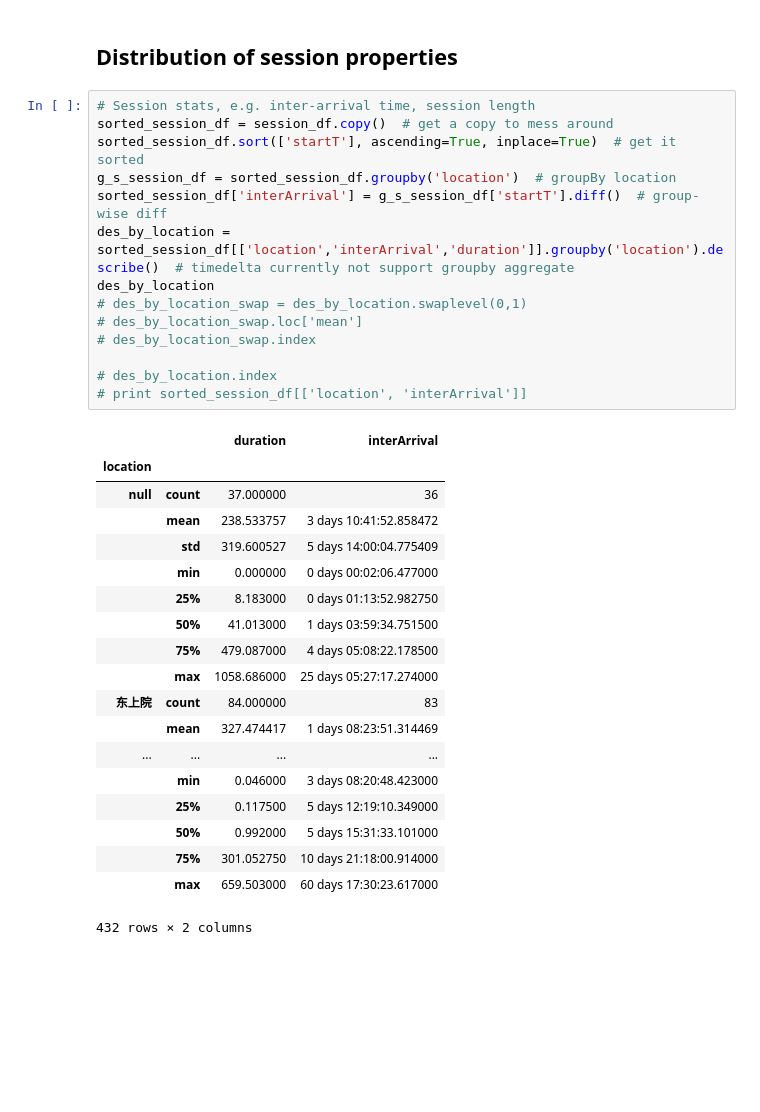
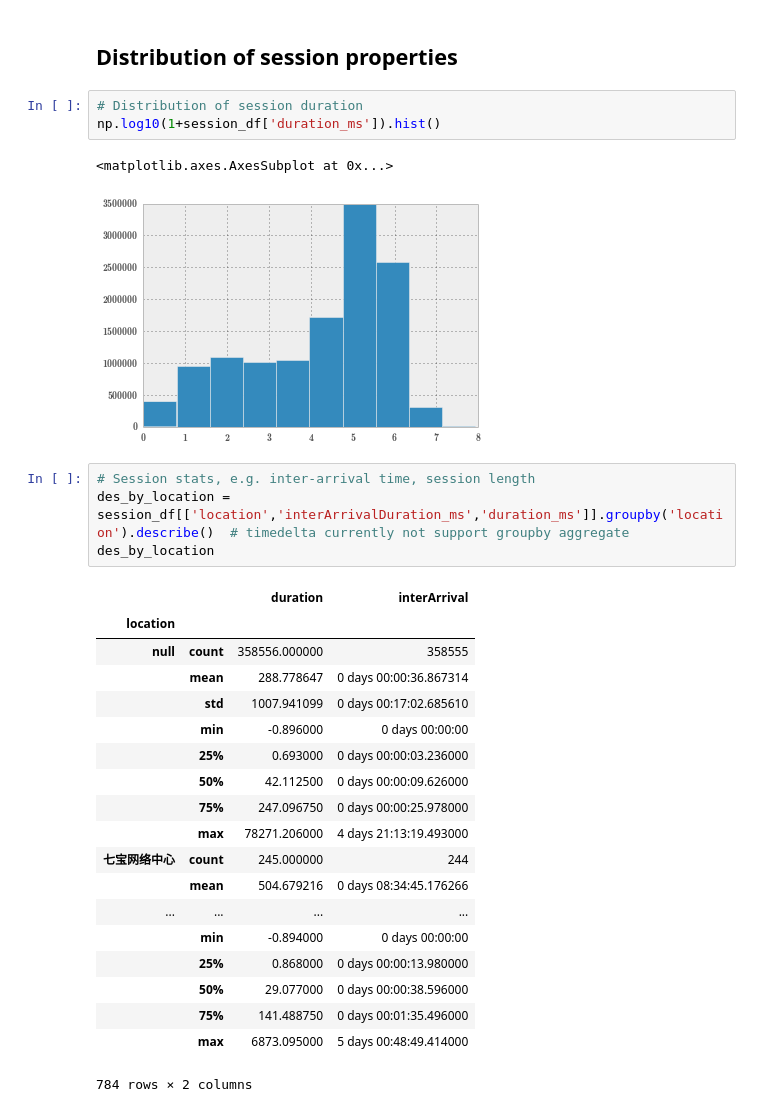
Before and after one commit to zaxliu/dqn4wirelesscontrol, a Jupyter notebook: traffic_profiling.ipynb, the cells around one changed output. Saved outputs shown, nothing was run; the diff lists cells and outputs as text; blank space fills up the shorter version.

```diff
--- a/traffic_profiling.ipynb
+++ b/traffic_profiling.ipynb
@@ -130,36 +187,32 @@ norm_sample.plot(y=norm_sample.data)
 # %% [markdown]
 ## Distribution of session properties
-# %%
-# Session stats, e.g. inter-arrival time, session length
-sorted_session_df = session_df.copy()  # get a copy to mess around
-sorted_session_df.sort(['startT'], ascending=True, inplace=True)  # get it sorted
-g_s_session_df = sorted_session_df.groupby('location')  # groupBy location
-sorted_session_df['interArrival'] = g_s_session_df['startT'].diff()  # group-wise diff
-des_by_location = sorted_session_df[['location','interArrival','duration']].groupby('location').describe()  # timedelta currently not support groupby aggregate
-des_by_location
-# des_by_location_swap = des_by_location.swaplevel(0,1)
-# des_by_location_swap.loc['mean']
-# des_by_location_swap.index
-
-# des_by_location.index
-# print sorted_session_df[['location', 'interArrival']]
-# %% [output]
-|  |  | duration | interArrival |
-| location |  |  |  |
-| null | count | 37.000000 | 36 |
-|  | mean | 238.533757 | 3 days 10:41:52.858472 |
-|  | std | 319.600527 | 5 days 14:00:04.775409 |
-|  | min | 0.000000 | 0 days 00:02:06.477000 |
-|  | 25% | 8.183000 | 0 days 01:13:52.982750 |
-|  | 50% | 41.013000 | 1 days 03:59:34.751500 |
-|  | 75% | 479.087000 | 4 days 05:08:22.178500 |
-|  | max | 1058.686000 | 25 days 05:27:17.274000 |
-| 东上院 | count | 84.000000 | 83 |
-|  | mean | 327.474417 | 1 days 08:23:51.314469 |
-| ... | ... | ... | ... |
-|  | min | 0.046000 | 3 days 08:20:48.423000 |
-|  | 25% | 0.117500 | 5 days 12:19:10.349000 |
-|  | 50% | 0.992000 | 5 days 15:31:33.101000 |
-|  | 75% | 301.052750 | 10 days 21:18:00.914000 |
-|  | max | 659.503000 | 60 days 17:30:23.617000 |
-432 rows × 2 columns
+# %%
+# Distribution of session duration
+np.log10(1+session_df['duration_ms']).hist()
+# %% [output]
+<matplotlib.axes.AxesSubplot at 0x...>
+[figure, added]
+# %%
+# Session stats, e.g. inter-arrival time, session length
+des_by_location = session_df[['location','interArrivalDuration_ms','duration_ms']].groupby('location').describe()  # timedelta currently not support groupby aggregate
+des_by_location
+# %% [output]
+|  |  | duration | interArrival |
+| location |  |  |  |
+| null | count | 358556.000000 | 358555 |
+|  | mean | 288.778647 | 0 days 00:00:36.867314 |
+|  | std | 1007.941099 | 0 days 00:17:02.685610 |
+|  | min | -0.896000 | 0 days 00:00:00 |
+|  | 25% | 0.693000 | 0 days 00:00:03.236000 |
+|  | 50% | 42.112500 | 0 days 00:00:09.626000 |
+|  | 75% | 247.096750 | 0 days 00:00:25.978000 |
+|  | max | 78271.206000 | 4 days 21:13:19.493000 |
+| 七宝网络中心 | count | 245.000000 | 244 |
+|  | mean | 504.679216 | 0 days 08:34:45.176266 |
+| ... | ... | ... | ... |
+|  | min | -0.894000 | 0 days 00:00:00 |
+|  | 25% | 0.868000 | 0 days 00:00:13.980000 |
+|  | 50% | 29.077000 | 0 days 00:00:38.596000 |
+|  | 75% | 141.488750 | 0 days 00:01:35.496000 |
+|  | max | 6873.095000 | 5 days 00:48:49.414000 |
+784 rows × 2 columns
```
Also changed, not shown: parts of 22 cells of this notebook, 1 other file.
